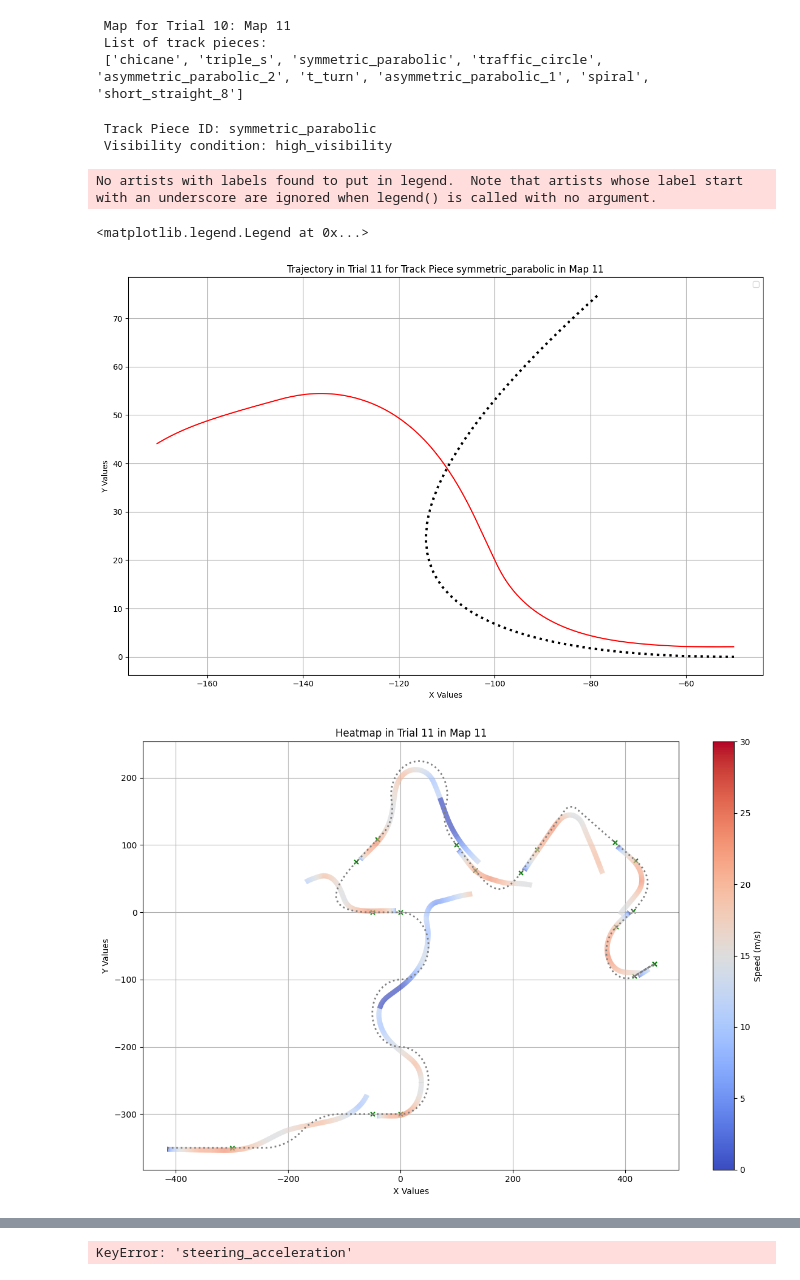
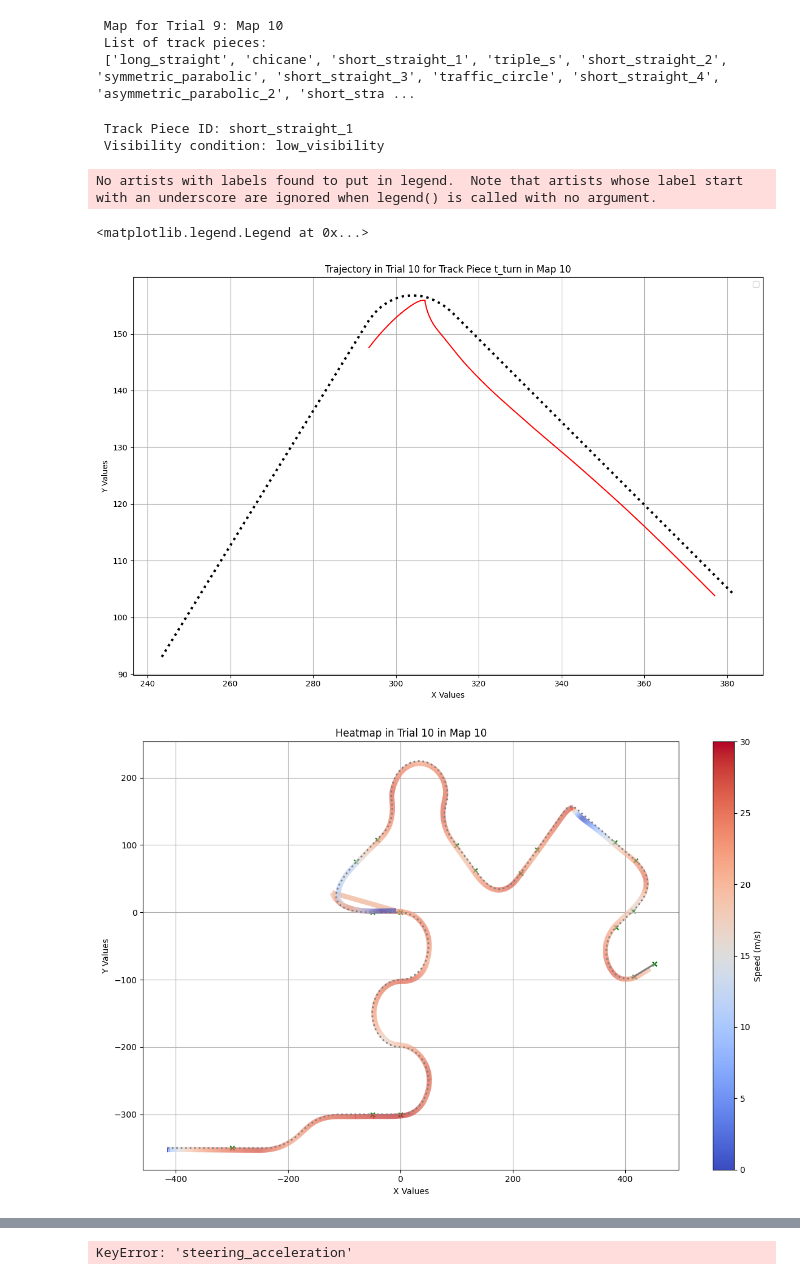
Before and after one commit to GraceRoessling/driving_exp_1_analyses, a Jupyter notebook: experiment_analyses/jupyter_notebooks/Get_subject_data.ipynb, the cells around one changed output, grey strips where cells are left out. Saved outputs shown, nothing was run; the diff lists cells and outputs as text; code cells hidden in the pictures.

Commit message:
started traj plots!

```diff
--- a/experiment_analyses/jupyter_notebooks/Get_subject_data.ipynb
+++ b/experiment_analyses/jupyter_notebooks/Get_subject_data.ipynb
@@ -26,9 +26,11 @@ scrambled_landmarks_group_ids = ["arena","chain","cloth","crept", "disk","elm","
 trial_list = [0,1,2,3,4,5,6,7,8,9,10] # I use 0th based lists to index the trials
 
 # Pick a subject, and pick a trial number! -----------
-subject_id = scrambled_landmarks_group_ids[15] # pick a subject#
-#subject_id = unfamiliar_group_ids[11] # pick a subject#
-trial_number = 10
+#subject_id = control_group_ids[7] # pick a subject
+subject_id = scrambled_landmarks_group_ids[12]
+#subject_id = scrambled_segments_group_ids[6]
+
+trial_number = 9
 # %%
 # Get objects associated to a given subject and their trial
 subject_object = subject_dict[subject_id]
@@ -41,9 +43,9 @@ track_piece_object_dict = trial_object.pieces # dictionary that contains track_p
 track_centerline_x,track_centerline_y = trial_object.map.centerline_df['x'],trial_object.map.centerline_df['y']
 print(f" Map for Trial {trial_number}:","Map", trial_map_number,"\n","List of track pieces:","\n", track_piece_list) # high_visibility, then good. if low_visibility, that means the track piece has fog
 # %% [output]
- Map for Trial 10: Map 11
+ Map for Trial 9: Map 10
  List of track pieces:
- ['chicane', 'triple_s', 'symmetric_parabolic', 'traffic_circle', 'asymmetric_parabolic_2', 't_turn', 'asymmetric_parabolic_1', 'spiral', 'short_straight_8']
+ ['long_straight', 'chicane', 'short_straight_1', 'triple_s', 'short_straight_2', 'symmetric_parabolic', 'short_straight_3', 'traffic_circle', 'short_straight_4', 'asymmetric_parabolic_2', 'short_stra ...
 # %%
 # To get all the data of a given trial and subject!
 
@@ -60,7 +62,7 @@ main_vehicle_vars_path = f"{path_to_csv}/Vehicle_DrivingSim"
 # %%
 # To get data associated to a given track piece! These are dataframes that are filtered for only the data associated to a given track piece
 track_piece_id = track_piece_list[2] # choose a track piece from the list
-track_piece_object = track_piece_object_dict[track_piece_id] # get the track piece object associated to the track piece
+track_piece_object = track_piece_object_dict["t_turn"] # get the track piece object associated to the track piece
 
 # Determine if there was fog on that track piece (you may not want to train on track pieces that contain fog)
 print(" Track Piece ID:",track_piece_id,"\n","Visibility condition:", track_piece_object.visibility) # high_visibility, then good. if low_visibility, that means the track piece has fog
@@ -77,30 +79,30 @@ track_piece_center_x, track_piece_center_y = track_piece_object.centerline_df['x
 # Get trajectory for a given piece
 track_piece_trajectory = track_piece_object.trajectory_df
 # %% [output]
- Track Piece ID: symmetric_parabolic
- Visibility condition: high_visibility
+ Track Piece ID: short_straight_1
+ Visibility condition: low_visibility
 # %%
 import matplotlib.pyplot as plt
 
 # Plot a trajectory for a single piece relative to its centerline (for Trials 1-10)
-
+track_camera_position_df = track_camera_position_df[0:470]
 plt.figure(figsize=(12, 8))
-#plt.plot(track_camera_position_df['pos_x'], track_camera_position_df['pos_z'], color='r') # Plot trajectory
-plt.plot(track_piece_trajectory['pos_x'], track_piece_trajectory['pos_z'], color='r') # Plot trajectory
+plt.plot(track_camera_position_df['pos_x'], track_camera_position_df['pos_z'], color='r') # Plot trajectory
+#plt.plot(track_piece_trajectory['pos_x'], track_piece_trajectory['pos_z'], color='r') # Plot trajectory
 plt.plot(track_piece_center_x, track_piece_center_y, color='black',linestyle='dotted', lw=3) # Plot centerline
 
 # Plotting labels
 plt.title(f'Trajectory in Trial {trial_number + 1} for Track Piece {track_piece_object.id} in Map {trial_map_number}')
 plt.xlabel('X Values')
 plt.ylabel('Y Values')
 plt.grid(True)
 plt.tight_layout()
 plt.legend()
 # plt.show()
 # %% [output]
 No artists with labels found to put in legend.  Note that artists whose label start with an underscore are ignored when legend() is called with no argument.
 <matplotlib.legend.Legend at 0x...>
-[figure, old version]
+[figure, new version]
 # %%
 import matplotlib.pyplot as plt
 import matplotlib.colors as mcolors
@@ -176,7 +178,7 @@ plt.grid(True)
 plt.tight_layout()
 plt.show()
 # %% [output]
-[figure, old version]
+[figure, new version]
 # %%
 import matplotlib.pyplot as plt
 import dataframe_helper_functions
```
Also changed, not shown: parts of 1 cell of this notebook, 2 other files.
